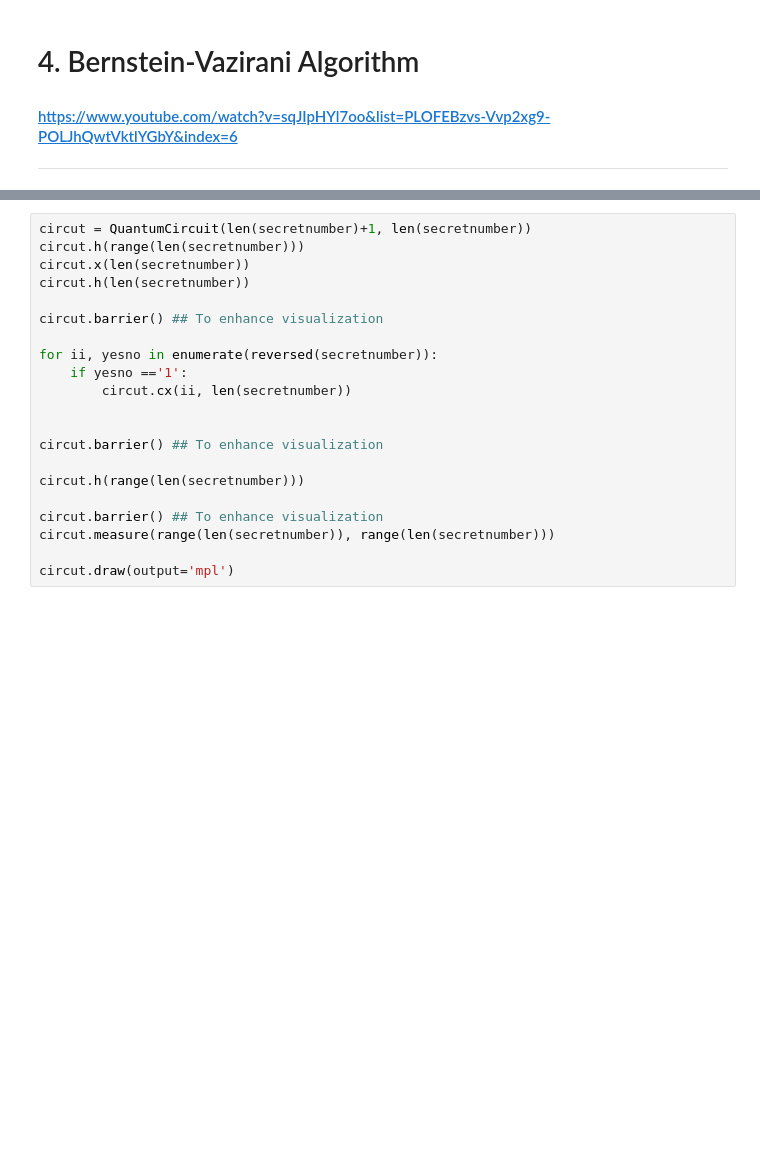
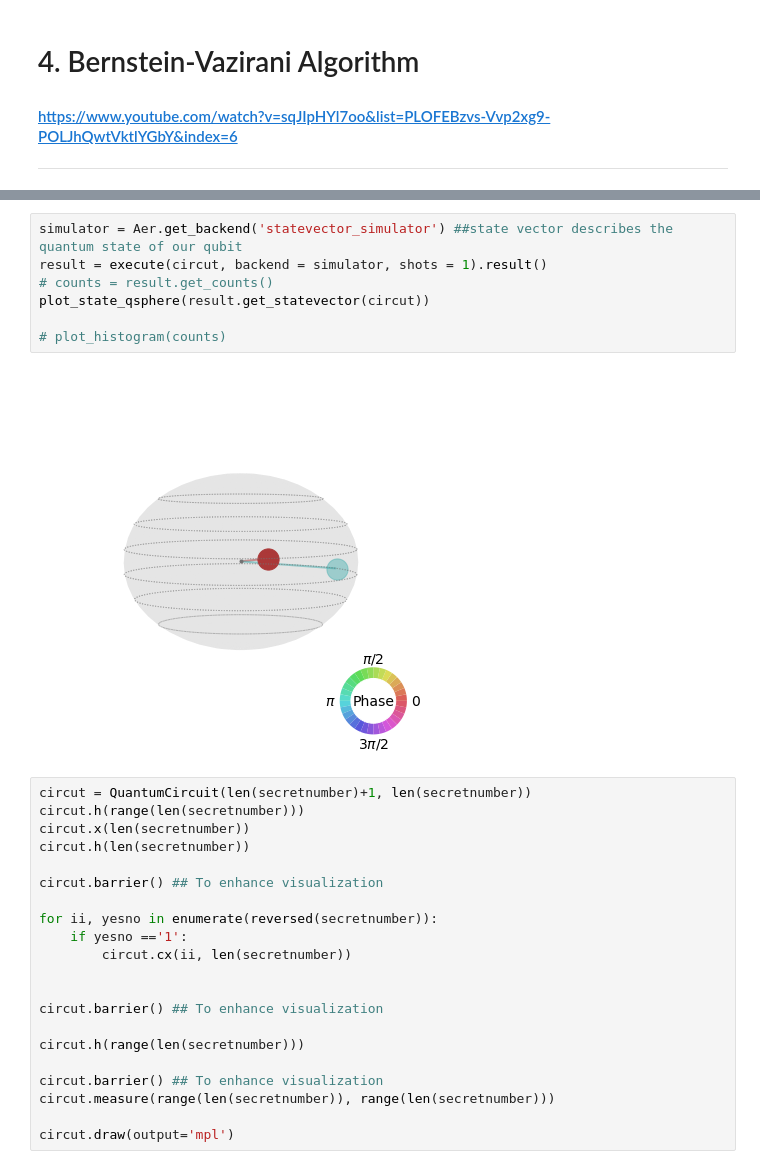
Before and after one commit to elsalmi/qiskit, a Jupyter notebook: 4. Bernstein-Vazirani Algorithm.ipynb, the cells around one changed output, grey strips where cells are left out. Cells and saved outputs as stored; diff of their text form; blank space fills up the shorter version.

```diff
--- a/4. Bernstein-Vazirani Algorithm.ipynb
+++ b/4. Bernstein-Vazirani Algorithm.ipynb
@@ -44,3 +46,12 @@ plot_histogram(counts)
+# %%
+simulator = Aer.get_backend('statevector_simulator') ##state vector describes the quantum state of our qubit
+result = execute(circut, backend = simulator, shots = 1).result()
+# counts = result.get_counts()
+plot_state_qsphere(result.get_statevector(circut))
+
+# plot_histogram(counts)
+# %% [output]
+[figure, added]
 # %%
 circut = QuantumCircuit(len(secretnumber)+1, len(secretnumber))
 circut.h(range(len(secretnumber)))
```
Also changed, not shown: parts of 4 cells of this notebook, 7 other files.
